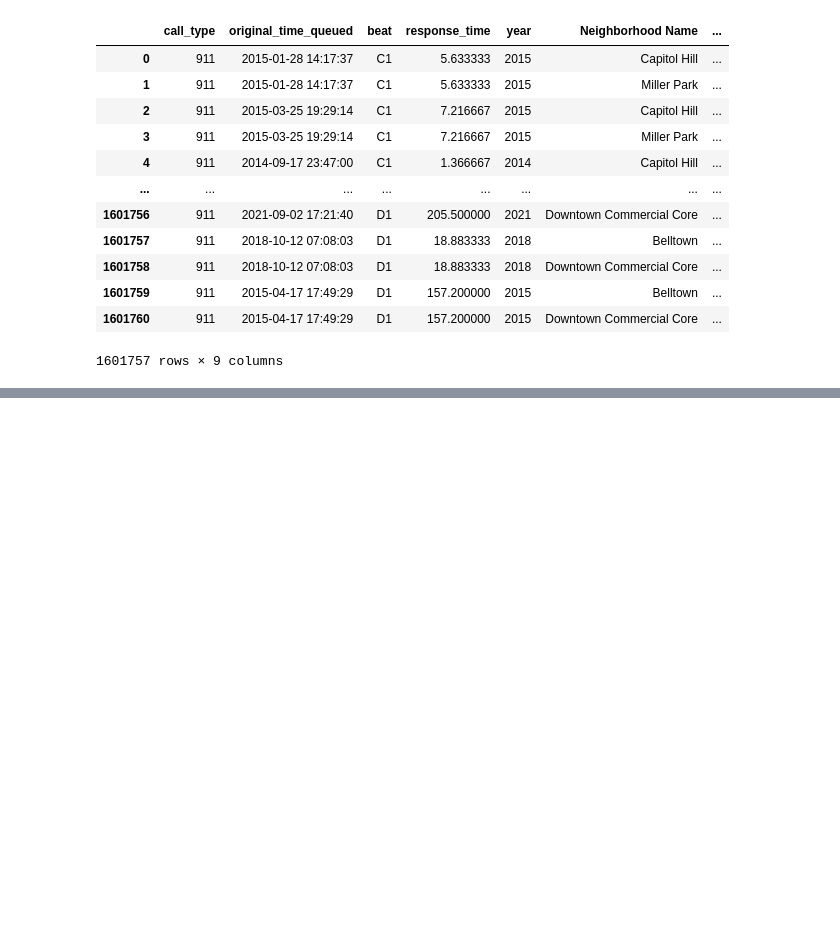
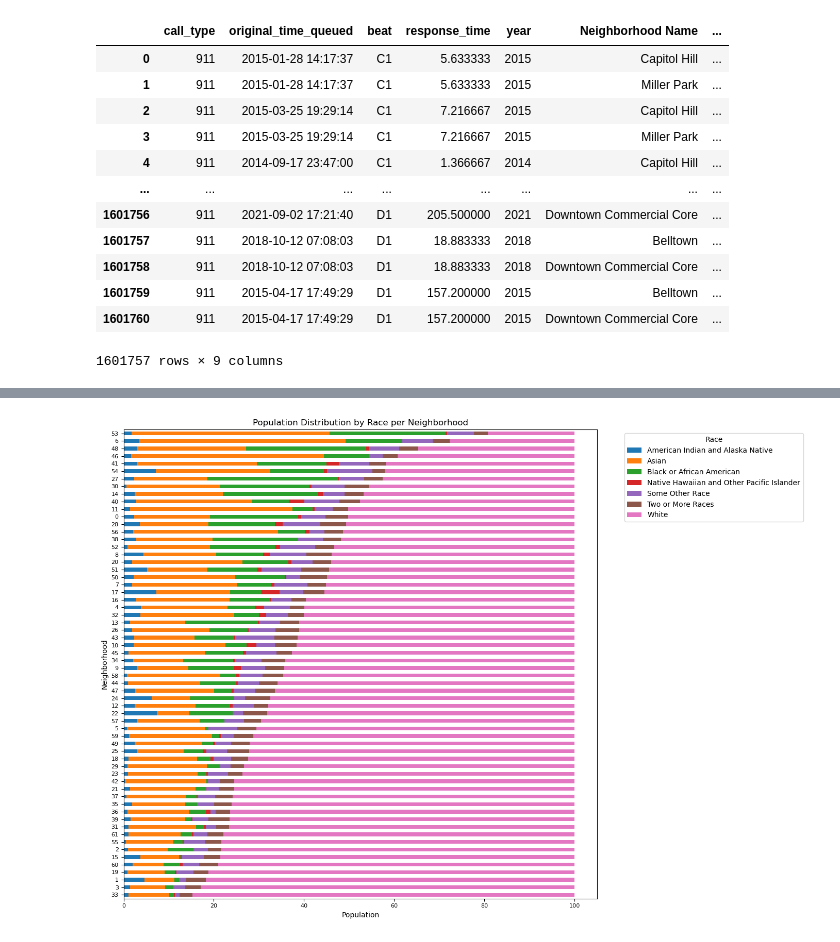
Before and after one commit to nemdim/Capstone-Project-Group-1, a Jupyter notebook: Singapore.ipynb, the cells around one changed output, grey strips where cells are left out. Drawn from its saved outputs; the diff is of its cells as text; code cells hidden in the pictures; blank space fills up the shorter version.

```diff
--- a/Singapore.ipynb
+++ b/Singapore.ipynb
@@ -1222,3 +1236,5 @@ language_response_merged.drop_duplicates()
 | 1601759 | 911 | 2015-04-17 17:49:29 | D1 | 157.200000 | 2015 | Belltown | ... |
 | 1601760 | 911 | 2015-04-17 17:49:29 | D1 | 157.200000 | 2015 | Downtown Commercial Core | ... |
 1601757 rows × 9 columns
+# %%
+race_percentage = pd.read_csv('data/Seattle/race_percentage.csv')
@@ -1224,0 +1257,23 @@ language_response_merged.drop_duplicates()
+# %%
+# Save the DataFrame with percentages to a variable
+df_percentages = race_percentage.drop(columns='Total')
+
+# Sorting the neighborhoods by the percentage of the white population in descending order
+df_percentages_sorted = df_percentages.sort_values(by='White', ascending=False)
+
+# Plotting population distribution by race per neighborhood
+df_percentages_sorted.plot(kind='barh', stacked=True, figsize=(14, 10))
+
+plt.xlabel('Population')
+plt.ylabel('Neighborhood')
+plt.title('Population Distribution by Race per Neighborhood')
+plt.legend(title='Race', bbox_to_anchor=(1.05, 1), loc='upper left')
+
+# Adjust font size of x-axis labels
+plt.xticks(fontsize=8)
+plt.yticks(fontsize=8)
+
+plt.tight_layout()
+plt.show()
+# %% [output]
+[figure, added]
```
Also changed, not shown: parts of 32 cells of this notebook.
